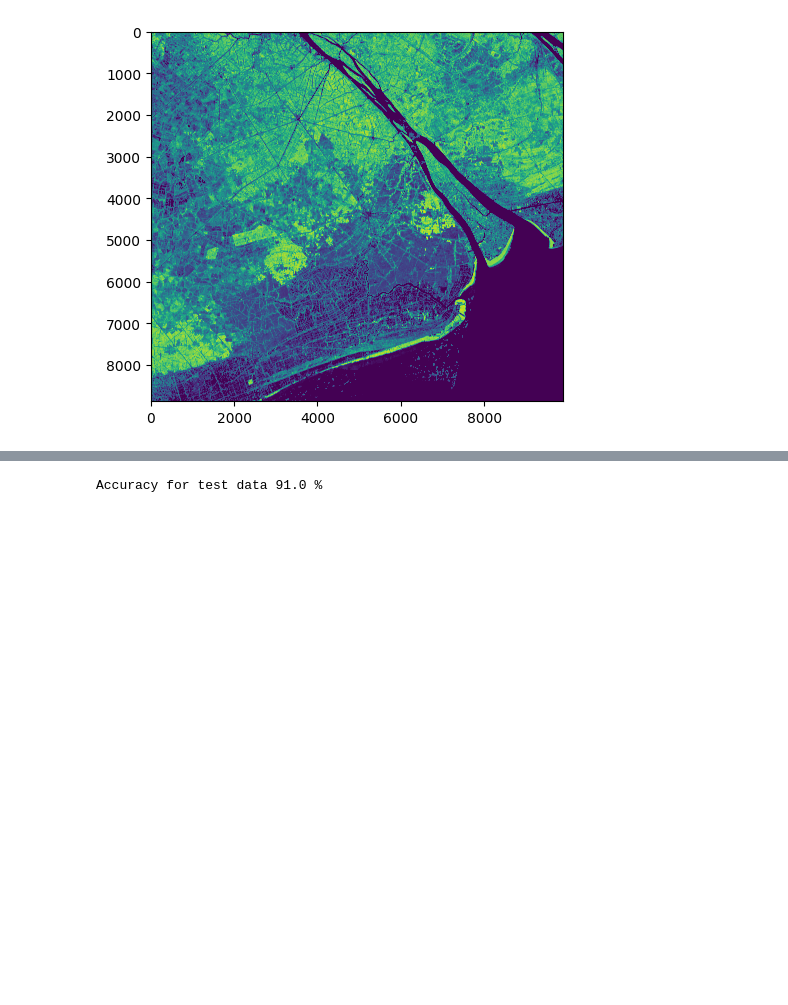
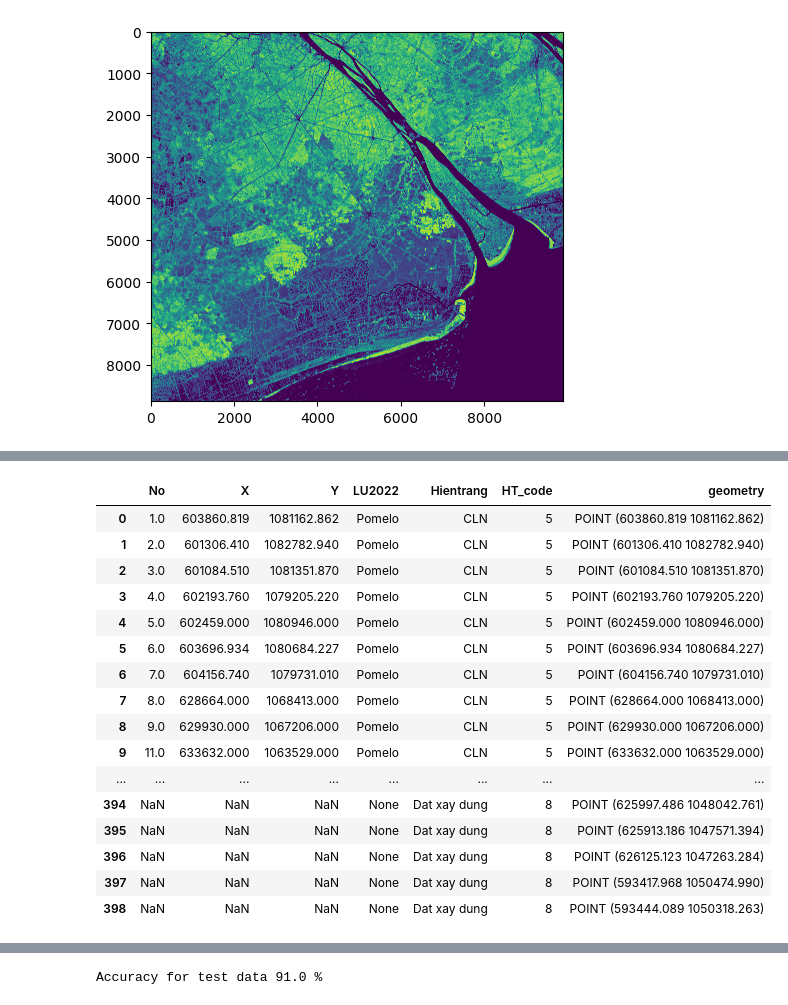
Before and after one commit to minhify/CTU-CSIROBoeingPhase5, a Jupyter notebook: train.ipynb, the cells around one changed output, grey strips where cells are left out. Drawn from its saved outputs; the diff is of its cells as text; code cells hidden in the pictures; blank space fills up the shorter version.

Commit message:
some changes in train and predict

```diff
--- a/train.ipynb
+++ b/train.ipynb
@@ -314,5 +431,24 @@ plt.imshow(average_ndvi_filled.isel(time=6), vmin=0, vmax=1)
 # %%
 train_path = "train/ST_training data_updated_1130points.shp"
-train = load_train_data(train_path)
+train = load_data_geo(train_path)
+train
+# %% [output]
+|  | No | X | Y | LU2022 | Hientrang | HT_code | geometry |
+| 0 | 1.0 | 603860.819 | 1081162.862 | Pomelo | CLN | 5 | POINT (603860.819 1081162.862) |
+| 1 | 2.0 | 601306.410 | 1082782.940 | Pomelo | CLN | 5 | POINT (601306.410 1082782.940) |
+| 2 | 3.0 | 601084.510 | 1081351.870 | Pomelo | CLN | 5 | POINT (601084.510 1081351.870) |
+| 3 | 4.0 | 602193.760 | 1079205.220 | Pomelo | CLN | 5 | POINT (602193.760 1079205.220) |
+| 4 | 5.0 | 602459.000 | 1080946.000 | Pomelo | CLN | 5 | POINT (602459.000 1080946.000) |
+| 5 | 6.0 | 603696.934 | 1080684.227 | Pomelo | CLN | 5 | POINT (603696.934 1080684.227) |
+| 6 | 7.0 | 604156.740 | 1079731.010 | Pomelo | CLN | 5 | POINT (604156.740 1079731.010) |
+| 7 | 8.0 | 628664.000 | 1068413.000 | Pomelo | CLN | 5 | POINT (628664.000 1068413.000) |
+| 8 | 9.0 | 629930.000 | 1067206.000 | Pomelo | CLN | 5 | POINT (629930.000 1067206.000) |
+| 9 | 11.0 | 633632.000 | 1063529.000 | Pomelo | CLN | 5 | POINT (633632.000 1063529.000) |
+| ... | ... | ... | ... | ... | ... | ... | ... |
+| 394 | NaN | NaN | NaN | None | Dat xay dung | 8 | POINT (625997.486 1048042.761) |
+| 395 | NaN | NaN | NaN | None | Dat xay dung | 8 | POINT (625913.186 1047571.394) |
+| 396 | NaN | NaN | NaN | None | Dat xay dung | 8 | POINT (626125.123 1047263.284) |
+| 397 | NaN | NaN | NaN | None | Dat xay dung | 8 | POINT (593417.968 1050474.990) |
+| 398 | NaN | NaN | NaN | None | Dat xay dung | 8 | POINT (593444.089 1050318.263) |
 # %%
 datasets = get_data_sen1_and_sen2(train, average_ndvi_filled, average_vh, average_vv)
```
Also changed, not shown: parts of 18 cells of this notebook, 3 other files.
